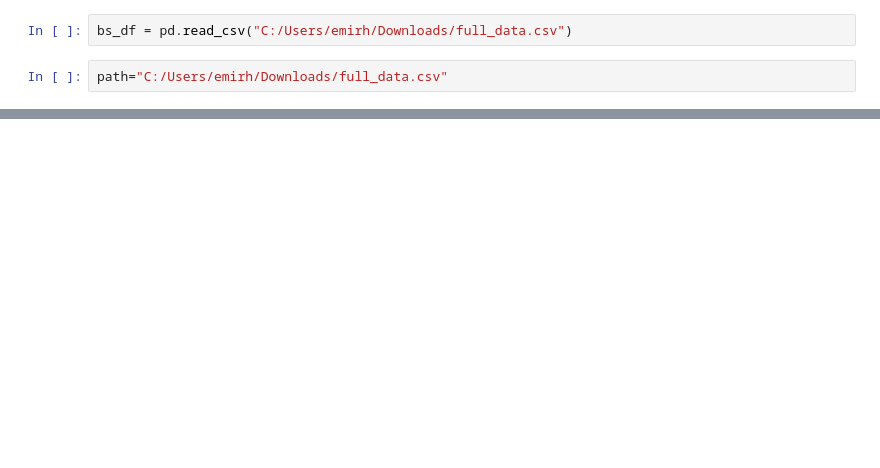
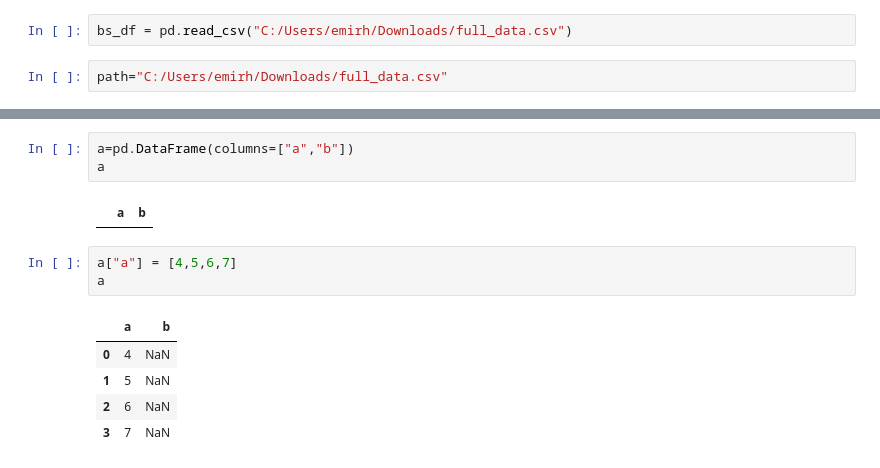
Before and after one commit to emirhansilsupur/brain-stroke-prediction, a Jupyter notebook: brain_stroke.ipynb, the cells around one changed output, grey strips where cells are left out. Cells and saved outputs as stored; diff of their text form; blank space fills up the shorter version.

```diff
--- a/brain_stroke.ipynb
+++ b/brain_stroke.ipynb
@@ -136,0 +152,14 @@ bs_op.mixed_viz()
+# %%
+a=pd.DataFrame(columns=["a","b"])
+a
+# %% [output]
+|  | a | b |
+# %%
+a["a"] = [4,5,6,7]
+a
+# %% [output]
+|  | a | b |
+| 0 | 4 | NaN |
+| 1 | 5 | NaN |
+| 2 | 6 | NaN |
+| 3 | 7 | NaN |
```
Also changed, not shown: parts of 10 cells of this notebook.
